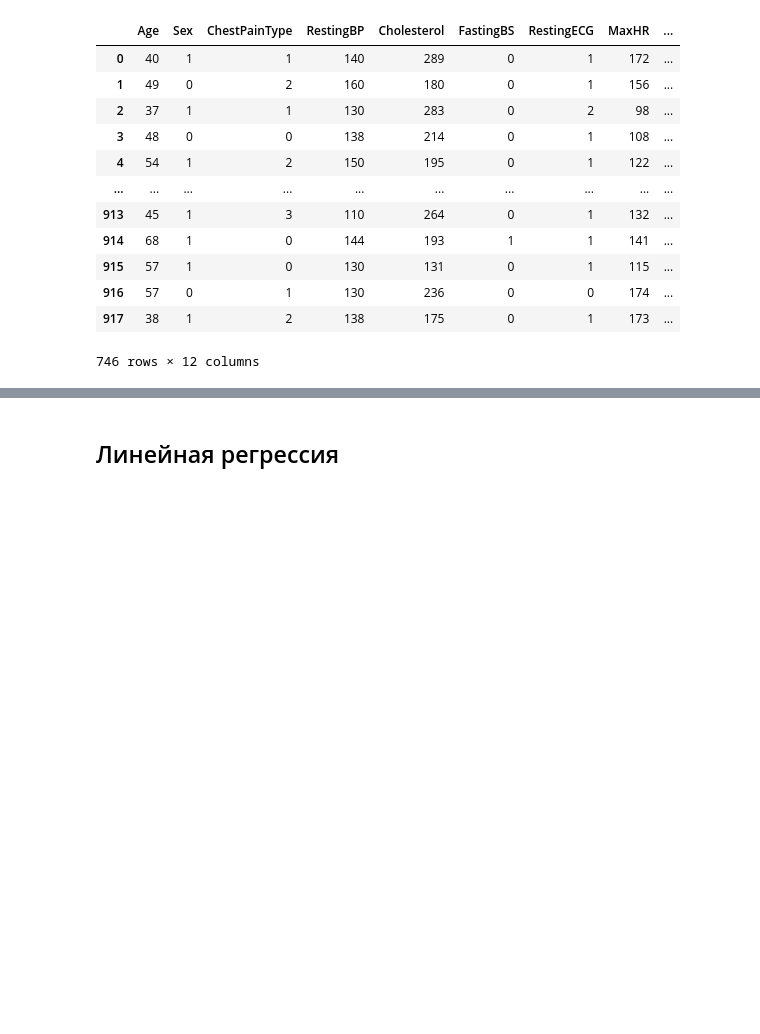
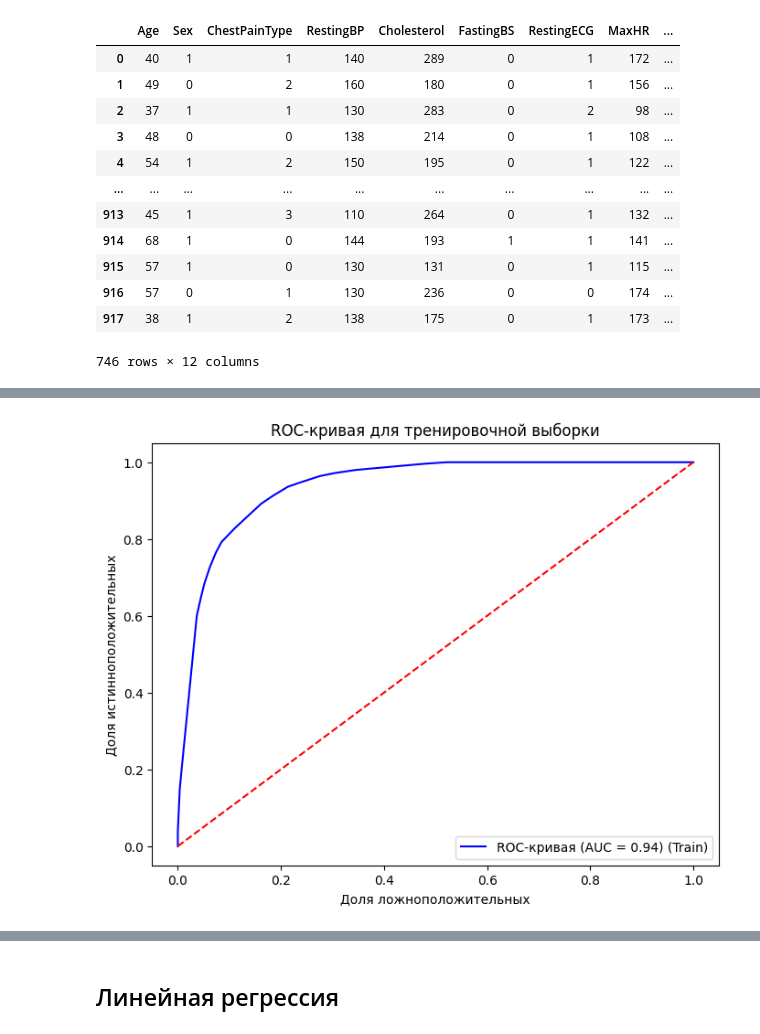
Before and after one commit to DenK5/Course_project_2, a Jupyter notebook: Heart Failure-main.ipynb, the cells around one changed output, grey strips where cells are left out. Drawn from its saved outputs; the diff is of its cells as text; code cells hidden in the pictures; blank space fills up the shorter version.

```diff
--- a/Heart Failure-main.ipynb
+++ b/Heart Failure-main.ipynb
@@ -337,0 +498,17 @@ df
+# %%
+# Для тренировочной выборки
+y_train_proba = best_clf.predict_proba(X_train)[:, 1]
+fpr, tpr, thresholds = roc_curve(y_train, y_train_proba)
+auc_score = roc_auc_score(y_train, y_train_proba)
+
+# Строим график ROC-кривой для тренировочной выборки
+plt.figure(figsize=(8, 6))
+plt.plot(fpr, tpr, color='blue', label=f'ROC-кривая (AUC = {auc_score:.2f}) (Train)')
+plt.plot([0, 1], [0, 1], color='red', linestyle='--')
+plt.xlabel('Доля ложноположительных')
+plt.ylabel('Доля истинноположительных')
+plt.title('ROC-кривая для тренировочной выборки')
+plt.legend(loc="lower right")
+plt.show()
+# %% [output]
+[figure, added]
```
Also changed, not shown: parts of 28 cells of this notebook.
